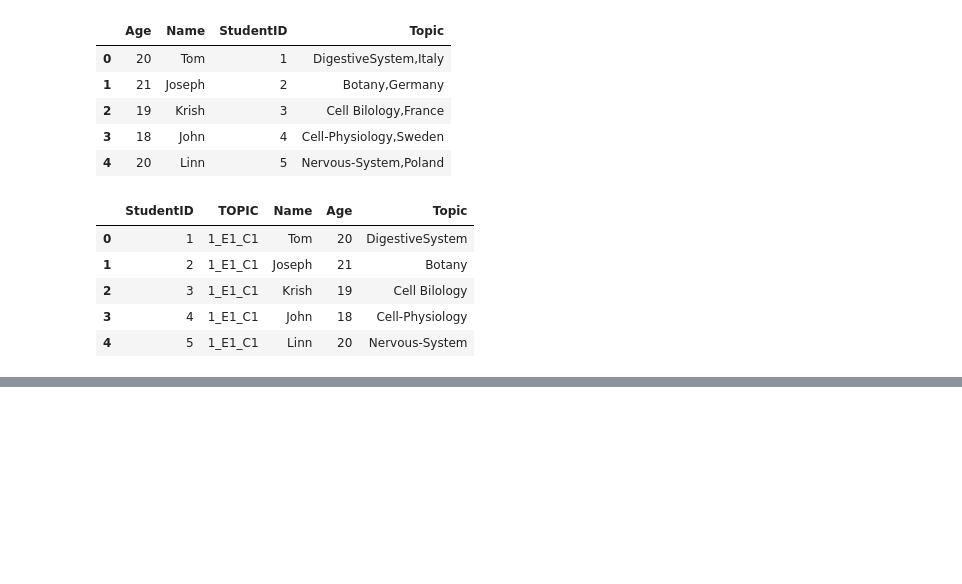
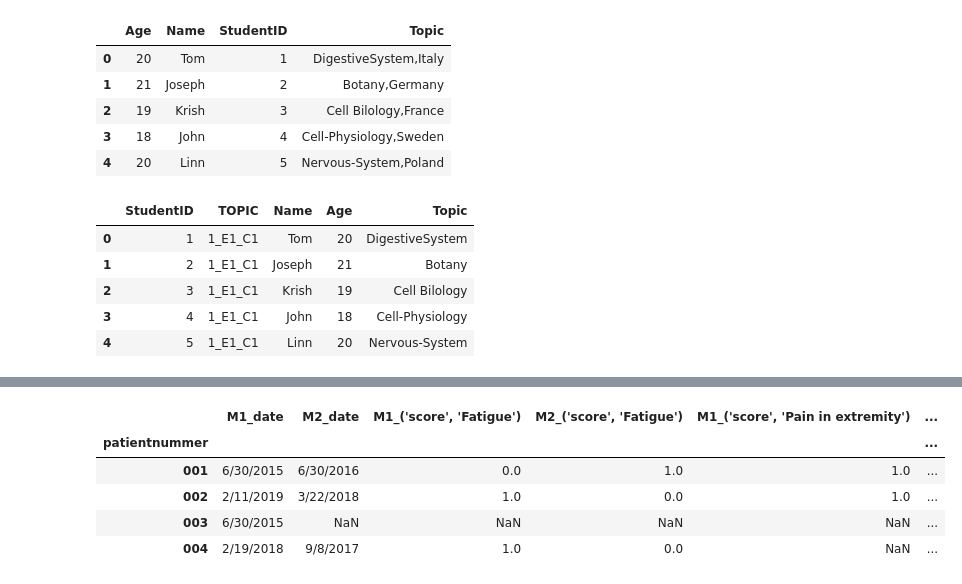
Before and after one commit to priya-gitTest/DataTricksWithPandas, a Jupyter notebook: PandaTricks_20220522_PO.ipynb, the cells around one changed output, grey strips where cells are left out. Saved outputs shown, nothing was run; the diff lists cells and outputs as text; code cells hidden in the pictures; blank space fills up the shorter version.

```diff
--- a/PandaTricks_20220522_PO.ipynb
+++ b/PandaTricks_20220522_PO.ipynb
@@ -116,0 +215,11 @@ dfw2L.head()
+# %%
+pivot_flat_unstack = pivot_flat.set_index(['patientnummer', 'rank']).unstack()
+pivot_flat_unstack.columns = ['M'+str(int(c[1])) +'_'+c[0] for c in pivot_flat_unstack.columns]
+pivot_flat_unstack.head()
+# %% [output]
+|  | M1_date | M2_date | M1_('score', 'Fatigue') | M2_('score', 'Fatigue') | M1_('score', 'Pain in extremity') | ... |
+| patientnummer |  |  |  |  |  | ... |
+| 001 | 6/30/2015 | 6/30/2016 | 0.0 | 1.0 | 1.0 | ... |
+| 002 | 2/11/2019 | 3/22/2018 | 1.0 | 0.0 | 1.0 | ... |
+| 003 | 6/30/2015 | NaN | NaN | NaN | NaN | ... |
+| 004 | 2/19/2018 | 9/8/2017 | 1.0 | 0.0 | NaN | ... |
```
Also changed, not shown: parts of 9 cells of this notebook.
